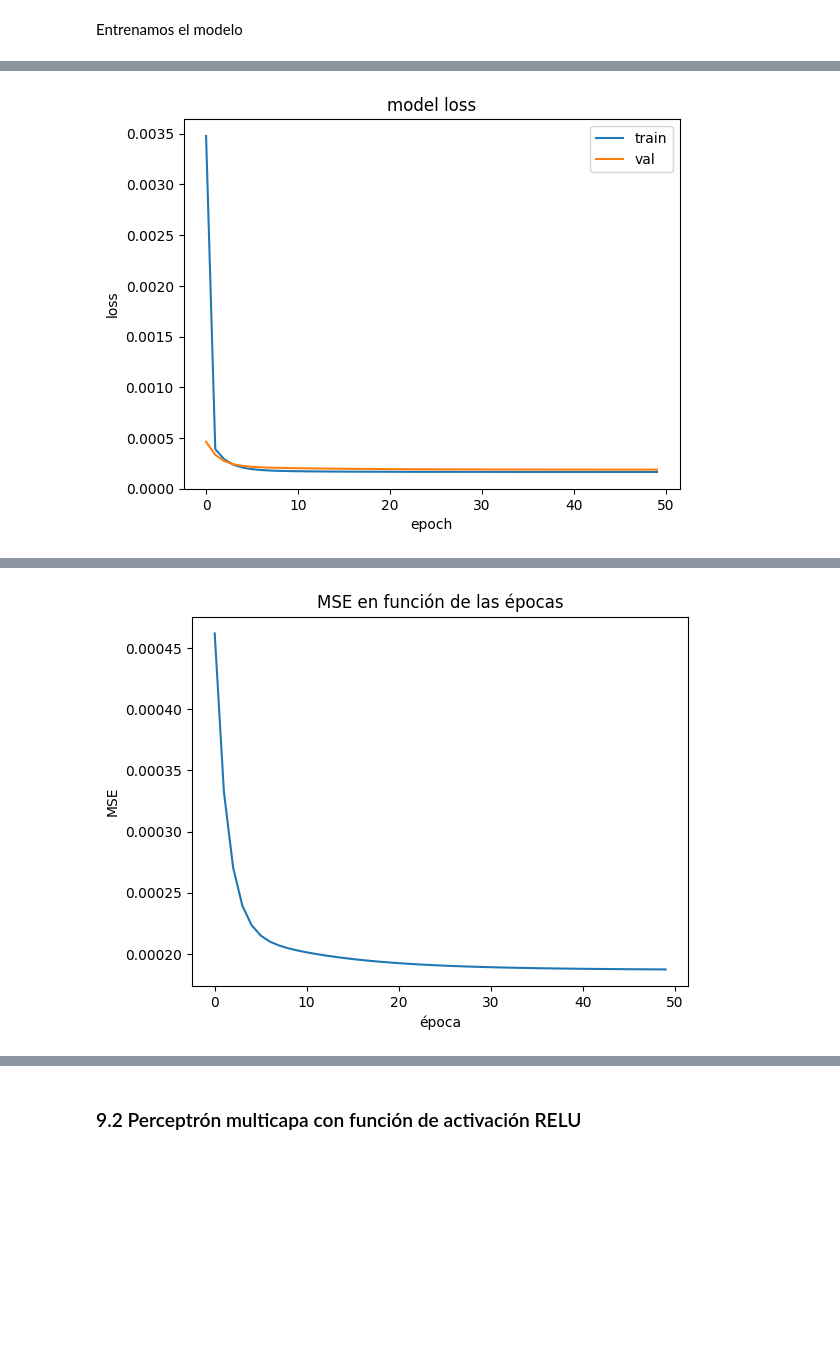
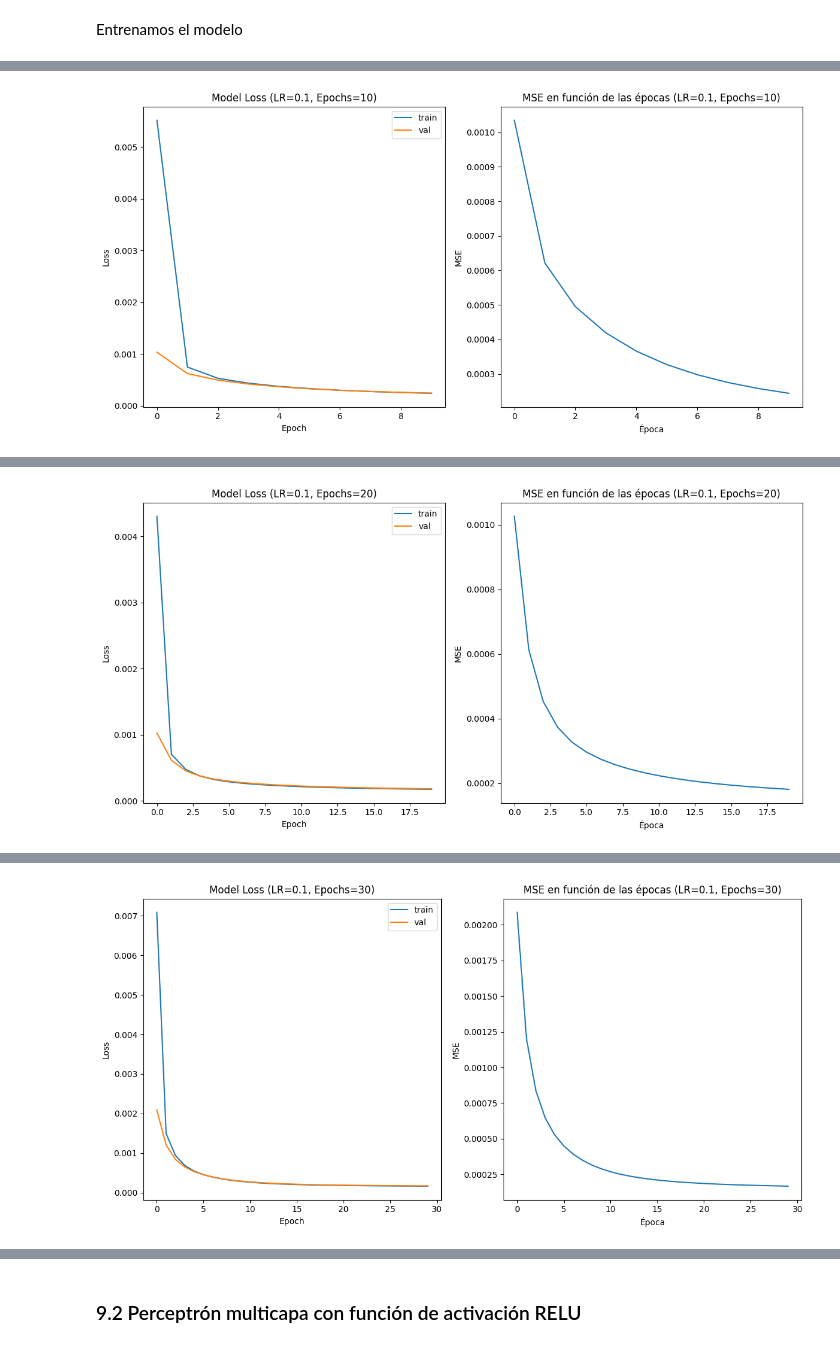
Before and after one commit to cabamarcos/Gas-Turbine-Emission-Prediction, a Jupyter notebook: P1_RRNN.ipynb, the cells around one changed output, grey strips where cells are left out. Saved outputs shown, nothing was run; the diff lists cells and outputs as text; code cells hidden in the pictures; blank space fills up the shorter version.

```diff
--- a/P1_RRNN.ipynb
+++ b/P1_RRNN.ipynb
@@ -475,6 +488,7 @@ from keras.layers import Dense
 # %% [markdown]
 Creamos el modelo
 # %%
+"""
 input_shape=(X_train.shape [1],) # utilizamos los datos de entrenamiento para definir la tupla , en este caso sera (21,)
 
 #modelo lineal, solo para comparar con el programa desarrollado.
@@ -482,5 +496,4 @@ def create_lineal(): # Una sola neurona lineal (Adaline)
   model = Sequential()
   model.add(Dense(1, input_shape=input_shape, activation='linear'))
   return model
-
-model_adaline=create_lineal() # 1 capa salida LINEAL (ADALINE)
+"""
@@ -487,30 +502,55 @@ model_adaline=create_lineal() # 1 capa salida LINEAL (ADALINE)
 # %% [markdown]
 Entrenamos el modelo
 # %%
-# CONFIGURAR MODELO Y ENTRENAMIENTO
-lr = 0.2 # razon de aprendizaje
-epochs = 50 # numero de ciclos que se quiere realizar en el entrenamiento
-batch_size=32 # ¡¡¡¡¡¡ no cambiar este valor !!!!!!!!!!!!!!
-# Para poder ver la curva de validación hay que poner validation_freq=1. Tarda más
-model_adaline.compile(loss='mean_squared_error', optimizer=tf.keras.optimizers.SGD(learning_rate=lr, momentum=0), metrics=['mse'] )
-historico = model_adaline.fit(X_train, y_train, epochs=epochs, batch_size=batch_size, verbose=1, validation_data=(X_validation,y_validation),
-shuffle=False, validation_freq=1)
+# Lista de tasas de aprendizaje a probar
+learning_rates = [0.1, 0.01, 0.001]
 
-# Calcula RMSE
-mse = historico.history['val_mse']  # Obtiene el MSE de la historia
+# Lista de números de épocas a probar
+epochs_values = [10, 20, 30]
 
-plt.plot(historico.history['loss'])
-plt.plot(historico.history['val_loss'])
-plt.title('model loss')
-plt.ylabel('loss')
-plt.xlabel('epoch')
-plt.legend(['train', 'val'], loc='upper right')
-plt.show()
+# Definir la forma de entrada (input_shape)
+input_shape = (X_train.shape[1],)
 
-# Plotea el RMSE
-plt.plot(mse)
-plt.title('MSE en función de las épocas')
-plt.ylabel('MSE')
-plt.xlabel('época')
-plt.show()
+# Función para crear un modelo lineal
+def create_linear():
+    model = Sequential()
+    model.add(Dense(1, input_shape=input_shape, activation='linear'))
+    return model
+
+# Entrenar diferentes modelos para cada tasa de aprendizaje y número de épocas
+for lr in learning_rates:
+    for epochs in epochs_values:
+        # Crear un nuevo modelo
+        model_adaline = create_linear()
+
+        # Configurar el modelo y entrenamiento con la tasa de aprendizaje y épocas actuales
+        batch_size = 32
+        model_adaline.compile(loss='mean_squared_error', optimizer=tf.keras.optimizers.SGD(learning_rate=lr, momentum=0), metrics=['mse'])
+
+        historico = model_adaline.fit(X_train, y_train, epochs=epochs, batch_size=batch_size, verbose=1, validation_data=(X_validation, y_validation), shuffle=False, validation_freq=1)
+
+        # Calcular RMSE
+        mse = historico.history['val_mse']
+
+        # Crear una figura para ambas gráficas
+        plt.figure(figsize=(12, 6))
+
+        # Graficar la curva de pérdida (loss)
+        plt.subplot(1, 2, 1)  # Subplot 1 (izquierda)
+        plt.plot(historico.history['loss'], label='train')
+        plt.plot(historico.history['val_loss'], label='val')
+        plt.title(f'Model Loss (LR={lr}, Epochs={epochs})')
+        plt.ylabel('Loss')
+        plt.xlabel('Epoch')
+        plt.legend(loc='upper right')
+
+        # Graficar el MSE
+        plt.subplot(1, 2, 2)  # Subplot 2 (derecha)
+        plt.plot(mse)
+        plt.title(f'MSE en función de las épocas (LR={lr}, Epochs={epochs})')
+        plt.ylabel('MSE')
+        plt.xlabel('Época')
+
+        plt.tight_layout()  # Ajustar el espaciado
+        plt.show()
 # %% [output]
@@ -534 +577 @@ Epoch 50/50
-[figure, old version]
+[figure, new version]
@@ -535 +595 @@ Epoch 50/50
-[figure, old version]
+[figure, new version]
@@ -535,0 +613 @@ Epoch 50/50
+[figure, added]
```
Also changed, not shown: parts of 10 cells of this notebook.
